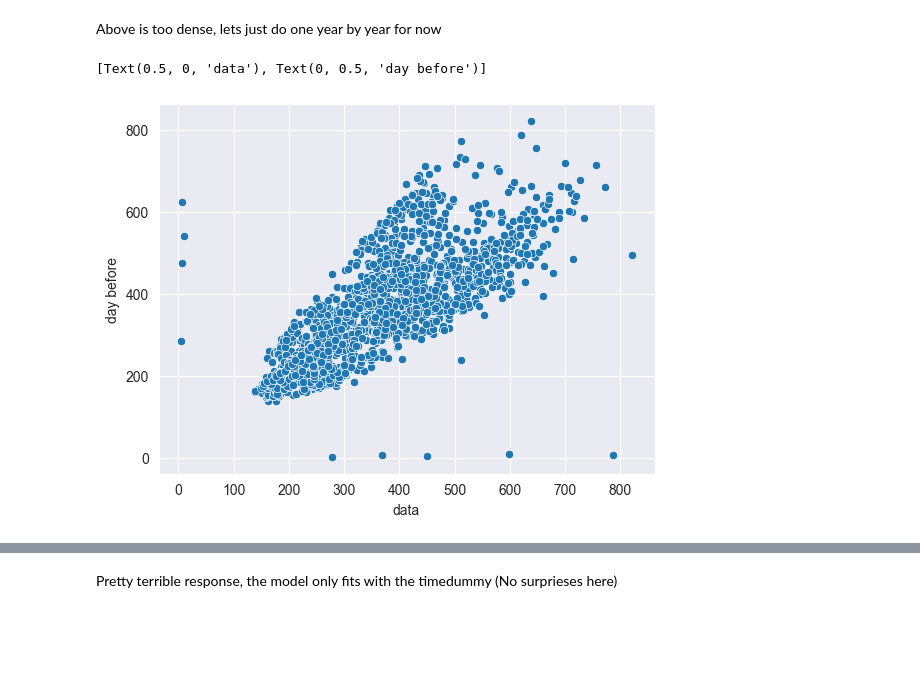
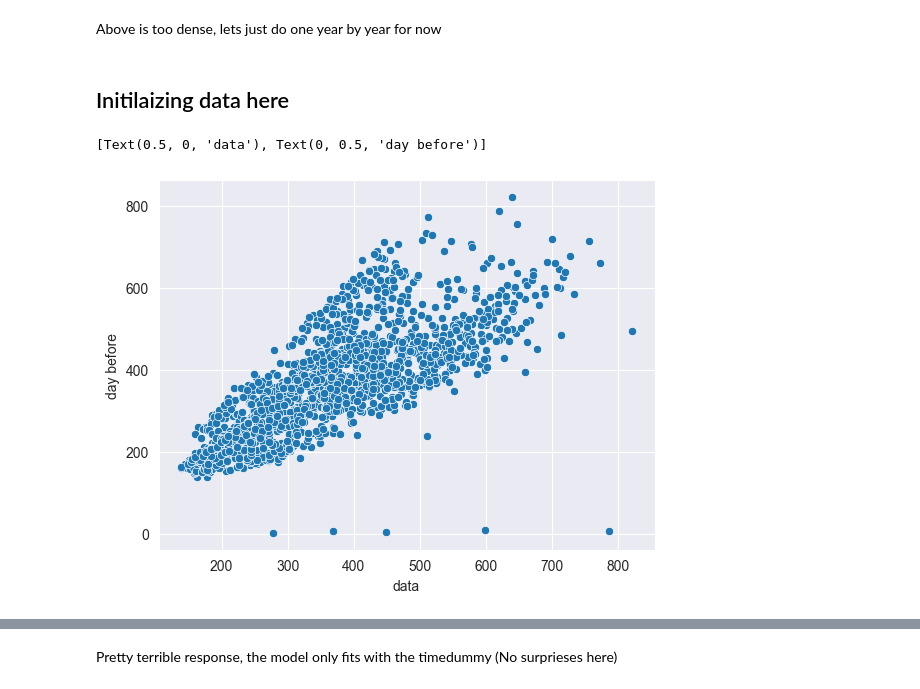
Before and after one commit to ErlingAmundsen/seasonality_prediction, a Jupyter notebook: preds.ipynb, the cells around one changed output, grey strips where cells are left out. Cells and saved outputs as stored; diff of their text form; code cells hidden in the pictures; blank space fills up the shorter version.

```diff
--- a/preds.ipynb
+++ b/preds.ipynb
@@ -33,18 +33,24 @@ for year in range(2013, 2018):
 [figure]
 # %% [markdown]
 Above is too dense, lets just do one year by year for now
+# %% [markdown]
+## Initilaizing data here
 # %%
 # what if we plot with the day respect to the day before?
 data = data_dict['avg']
 delayed = data.shift(1)
 
+# drop each index for the first day of the year
+
+data = data[data.index.dayofyear != 1]
+
 ax = sns.scatterplot(x=data['sales'], y=delayed['sales'] )
 ax.set(xlabel='data', ylabel='day before')
 
 ## disregarding the outlier seems like there is some correlation
 # %% [output]
 [Text(0.5, 0, 'data'), Text(0, 0.5, 'day before')]
-[figure, old version]
+[figure, new version]
 # %%
 ## fitting a linear regression
 x = data.copy()
```
Also changed, not shown: parts of 6 cells of this notebook.
